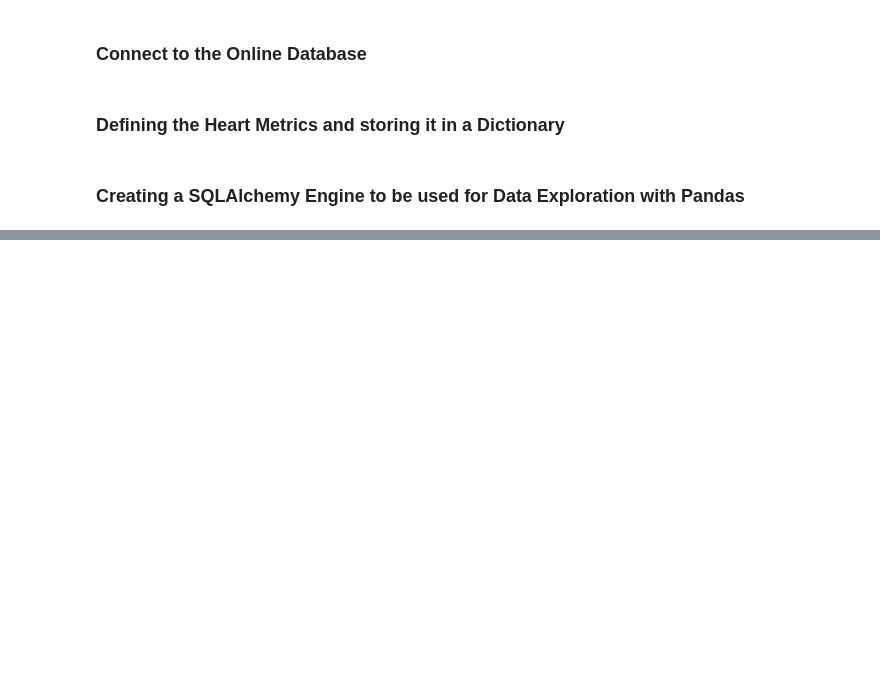
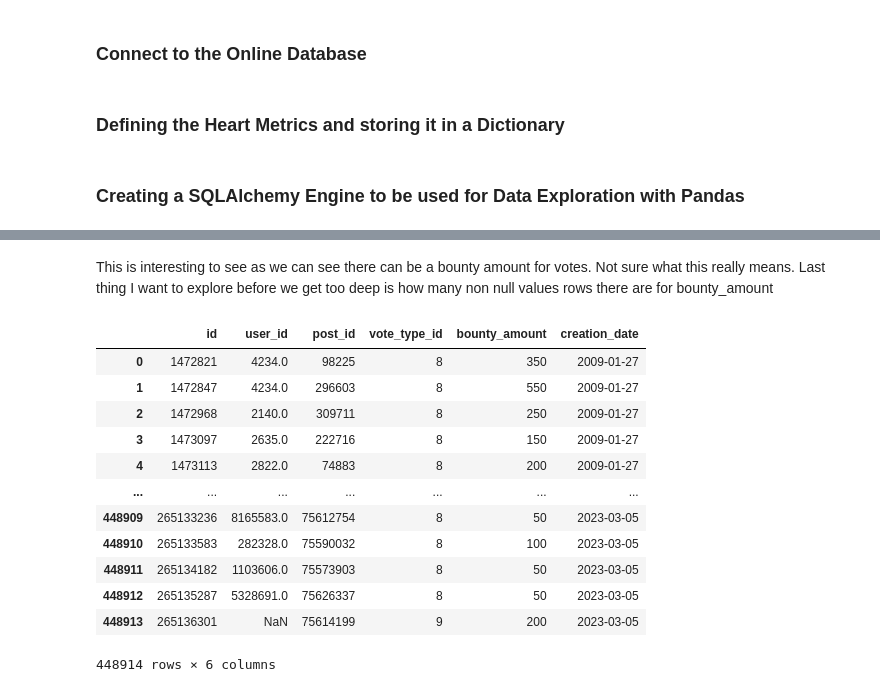
Before and after one commit to denisecodes/stack_overflow_dashboard, a Jupyter notebook: stack_overflow_dashboard.ipynb, the cells around one changed output, grey strips where cells are left out. Saved outputs shown, nothing was run; the diff lists cells and outputs as text; code cells hidden in the pictures; blank space fills up the shorter version.

```diff
--- a/stack_overflow_dashboard.ipynb
+++ b/stack_overflow_dashboard.ipynb
@@ -78,0 +195,20 @@ posts_df
+# %% [markdown]
+This is interesting to see as we can see there can be a bounty amount for votes. Not sure what this really means. Last thing I want to explore before we get too deep is how many non null values rows there are for bounty_amount
+# %%
+votes_query = "SELECT * FROM votes WHERE bounty_amount IS NOT NULL ORDER BY id"
+votes_df = pd.read_sql(votes_query, connection)
+votes_df
+# %% [output]
+|  | id | user_id | post_id | vote_type_id | bounty_amount | creation_date |
+| 0 | 1472821 | 4234.0 | 98225 | 8 | 350 | 2009-01-27 |
+| 1 | 1472847 | 4234.0 | 296603 | 8 | 550 | 2009-01-27 |
+| 2 | 1472968 | 2140.0 | 309711 | 8 | 250 | 2009-01-27 |
+| 3 | 1473097 | 2635.0 | 222716 | 8 | 150 | 2009-01-27 |
+| 4 | 1473113 | 2822.0 | 74883 | 8 | 200 | 2009-01-27 |
+| ... | ... | ... | ... | ... | ... | ... |
+| 448909 | 265133236 | 8165583.0 | 75612754 | 8 | 50 | 2023-03-05 |
+| 448910 | 265133583 | 282328.0 | 75590032 | 8 | 100 | 2023-03-05 |
+| 448911 | 265134182 | 1103606.0 | 75573903 | 8 | 50 | 2023-03-05 |
+| 448912 | 265135287 | 5328691.0 | 75626337 | 8 | 50 | 2023-03-05 |
+| 448913 | 265136301 | NaN | 75614199 | 9 | 200 | 2023-03-05 |
+448914 rows × 6 columns
```
Also changed, not shown: parts of 35 cells of this notebook.
